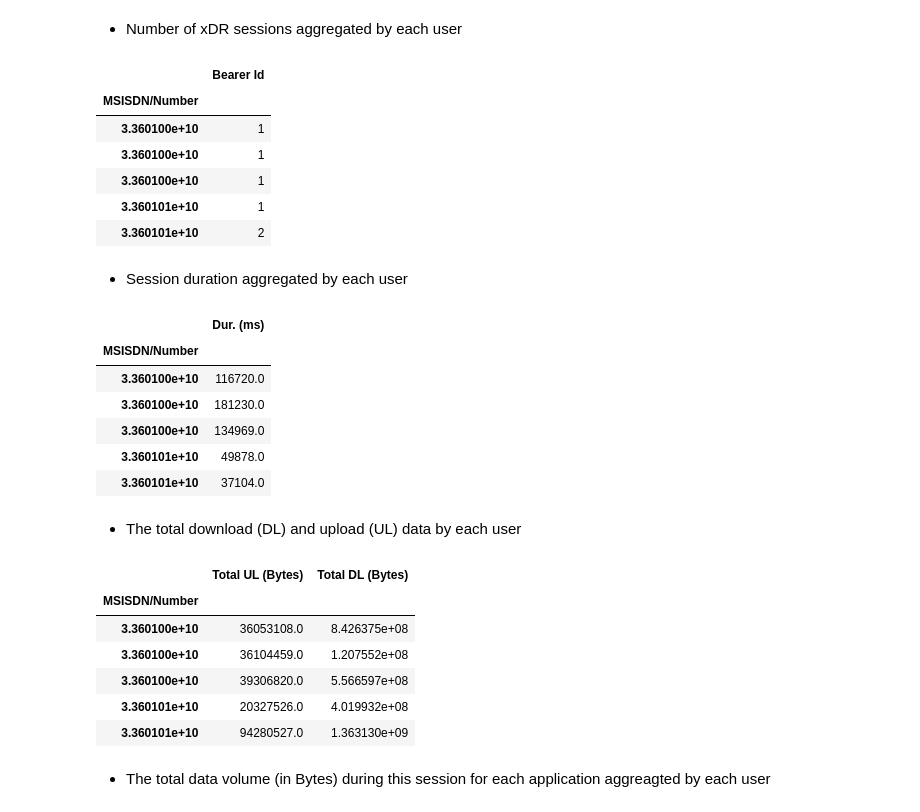
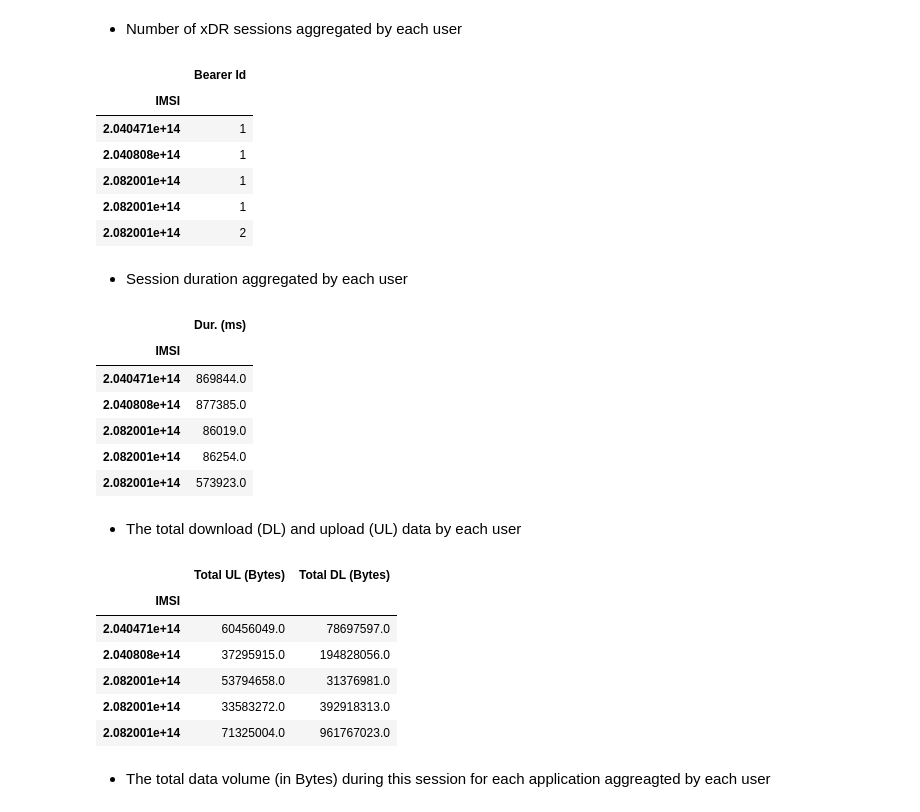
Before and after one commit to khaiyra/TellCo-Analysis, a Jupyter notebook: notebooks/User-Overview-Analysis.ipynb, the cells around one changed output. Cells and saved outputs as stored; diff of their text form; code cells hidden in the pictures.

```diff
--- a/notebooks/User-Overview-Analysis.ipynb
+++ b/notebooks/User-Overview-Analysis.ipynb
@@ -391,41 +393,41 @@ Aggregate per user ('MSISDN/Number'), the; number of xDR sessions, session durat
 * Number of xDR sessions aggregated by each user
 # %%
 # group customer number by aggregate xDR session identifier count
-data.groupby('MSISDN/Number').agg({'Bearer Id': 'count'}).head(5)
+data.groupby('IMSI').agg({'Bearer Id': 'count'}).head()
 # %% [output]
 |  | Bearer Id |
-| MSISDN/Number |  |
-| 3.360100e+10 | 1 |
-| 3.360100e+10 | 1 |
-| 3.360100e+10 | 1 |
-| 3.360101e+10 | 1 |
-| 3.360101e+10 | 2 |
+| IMSI |  |
+| 2.040471e+14 | 1 |
+| 2.040808e+14 | 1 |
+| 2.082001e+14 | 1 |
+| 2.082001e+14 | 1 |
+| 2.082001e+14 | 2 |
 # %% [markdown]
 * Session duration aggregated by each user
 # %%
 # total session duration of each customer in seconds
-data.groupby('MSISDN/Number').agg({'Dur. (ms)': 'sum'}).head(5)
+data.groupby('IMSI').agg({'Dur. (ms)': 'sum'}).head()
 # %% [output]
 |  | Dur. (ms) |
-| MSISDN/Number |  |
-| 3.360100e+10 | 116720.0 |
-| 3.360100e+10 | 181230.0 |
-| 3.360100e+10 | 134969.0 |
-| 3.360101e+10 | 49878.0 |
-| 3.360101e+10 | 37104.0 |
+| IMSI |  |
+| 2.040471e+14 | 869844.0 |
+| 2.040808e+14 | 877385.0 |
+| 2.082001e+14 | 86019.0 |
+| 2.082001e+14 | 86254.0 |
+| 2.082001e+14 | 573923.0 |
 # %% [markdown]
 * The total download (DL) and upload (UL) data by each user
 # %%
 # total download and upload data in bytes by each user
-data.groupby('MSISDN/Number').agg({'Total UL (Bytes)': 'sum','Total DL (Bytes)': 'sum' }).head(5)
+data.groupby('IMSI').agg({'Total UL (Bytes)': 'sum','Total DL (Bytes)': 'sum' }).head(5)
 # %% [output]
 |  | Total UL (Bytes) | Total DL (Bytes) |
-| MSISDN/Number |  |  |
-| 3.360100e+10 | 36053108.0 | 8.426375e+08 |
-| 3.360100e+10 | 36104459.0 | 1.207552e+08 |
-| 3.360100e+10 | 39306820.0 | 5.566597e+08 |
-| 3.360101e+10 | 20327526.0 | 4.019932e+08 |
-| 3.360101e+10 | 94280527.0 | 1.363130e+09 |
+| IMSI |  |  |
+| 2.040471e+14 | 60456049.0 | 78697597.0 |
+| 2.040808e+14 | 37295915.0 | 194828056.0 |
+| 2.082001e+14 | 53794658.0 | 31376981.0 |
+| 2.082001e+14 | 33583272.0 | 392918313.0 |
+| 2.082001e+14 | 71325004.0 | 961767023.0 |
 # %% [markdown]
 * The total data volume (in Bytes) during this session for each application aggreagted by each user
 # %%
```
Also changed, not shown: parts of 48 cells of this notebook.
